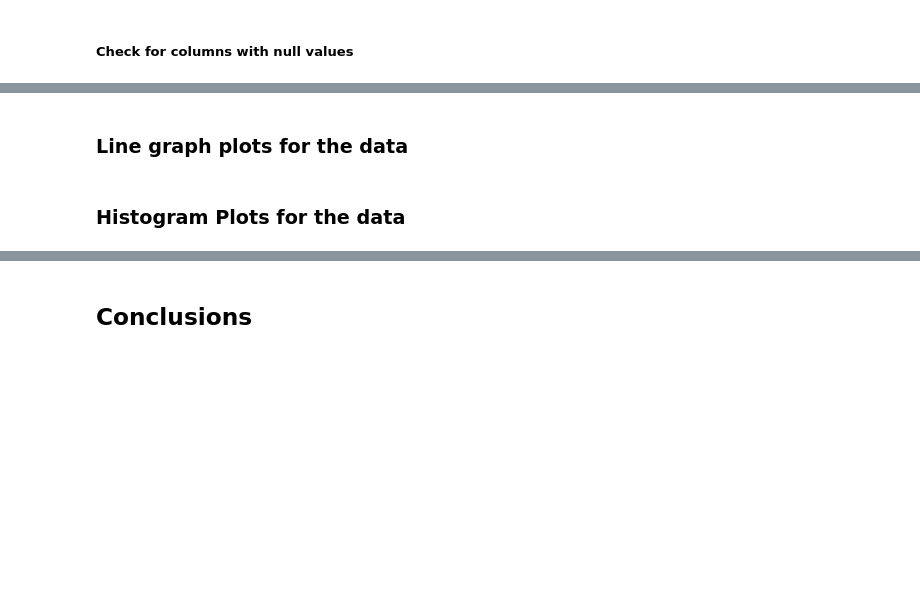
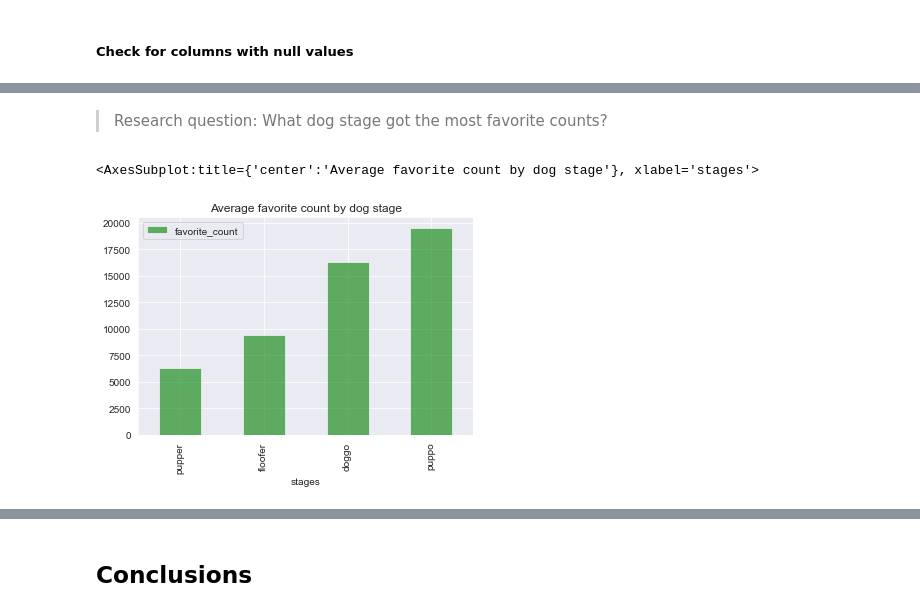
Before and after one commit to PeterBaraka/WeRateDogs-Twitter-Archive-Analysis, a Jupyter notebook: wrangle_act.ipynb, the cells around one changed output, grey strips where cells are left out. Cells and saved outputs as stored; diff of their text form; code cells hidden in the pictures; blank space fills up the shorter version.

```diff
--- a/wrangle_act.ipynb
+++ b/wrangle_act.ipynb
@@ -849,0 +975,3 @@ Archive.isnull().sum()
+# %%
+retweetMean = df_Archive.retweet_count.mean()
+retweetMean
@@ -849,0 +980,3 @@ Archive.isnull().sum()
+# %%
+favoriteMean = df_Archive.favorite_count.mean()
+favoriteMean
@@ -849,0 +985,6 @@ Archive.isnull().sum()
+# %%
+# Replace the null values with the mean
+df_Archive["retweet_count"].fillna(retweetMean, inplace = True)
+df_Archive["favorite_count"].fillna(favoriteMean, inplace = True)
+# Check for null values
+df_Archive.isnull().sum()
@@ -849,0 +999,5 @@ Archive.isnull().sum()
+# %%
+# Replace the null values
+df_Archive["stage"].fillna("None", inplace = True)
+# Check for null values
+df_Archive.isnull().sum()
@@ -883,2 +1056,0 @@ Image.info()
-# %% [markdown]
-### Line graph plots for the data
@@ -917,2 +1056,0 @@ def line_plot(p1, p2, p3,
-# %% [markdown]
-### Histogram Plots for the data
@@ -954,0 +1057,14 @@ def bar_plot(p1, p2, p3,
+# %% [markdown]
+> Research question: What dog stage got the most favorite counts?
+# %%
+# Pick out the stage column
+Stage = df_Archive[df_Archive["stage"].isnull()==False]
+
+# Average favorite counts by stages of dogs
+by_stages = Stage.query('stage=="pupper" or stage=="doggo" or stage=="puppo" or stage=="floofer"')
+stageFavCount = pd.DataFrame(by_stages.groupby('stage').favorite_count.mean().sort_values())
+stageFavCount['stages'] = stageFavCount.index
+stageFavCount.plot(x="stages",y='favorite_count',kind='bar',title="Average favorite count by dog stage",color='g', alpha=0.6)
+# %% [output]
+<AxesSubplot:title={'center':'Average favorite count by dog stage'}, xlabel='stages'>
+[figure, added]
```
Also changed, not shown: parts of 36 cells of this notebook.
